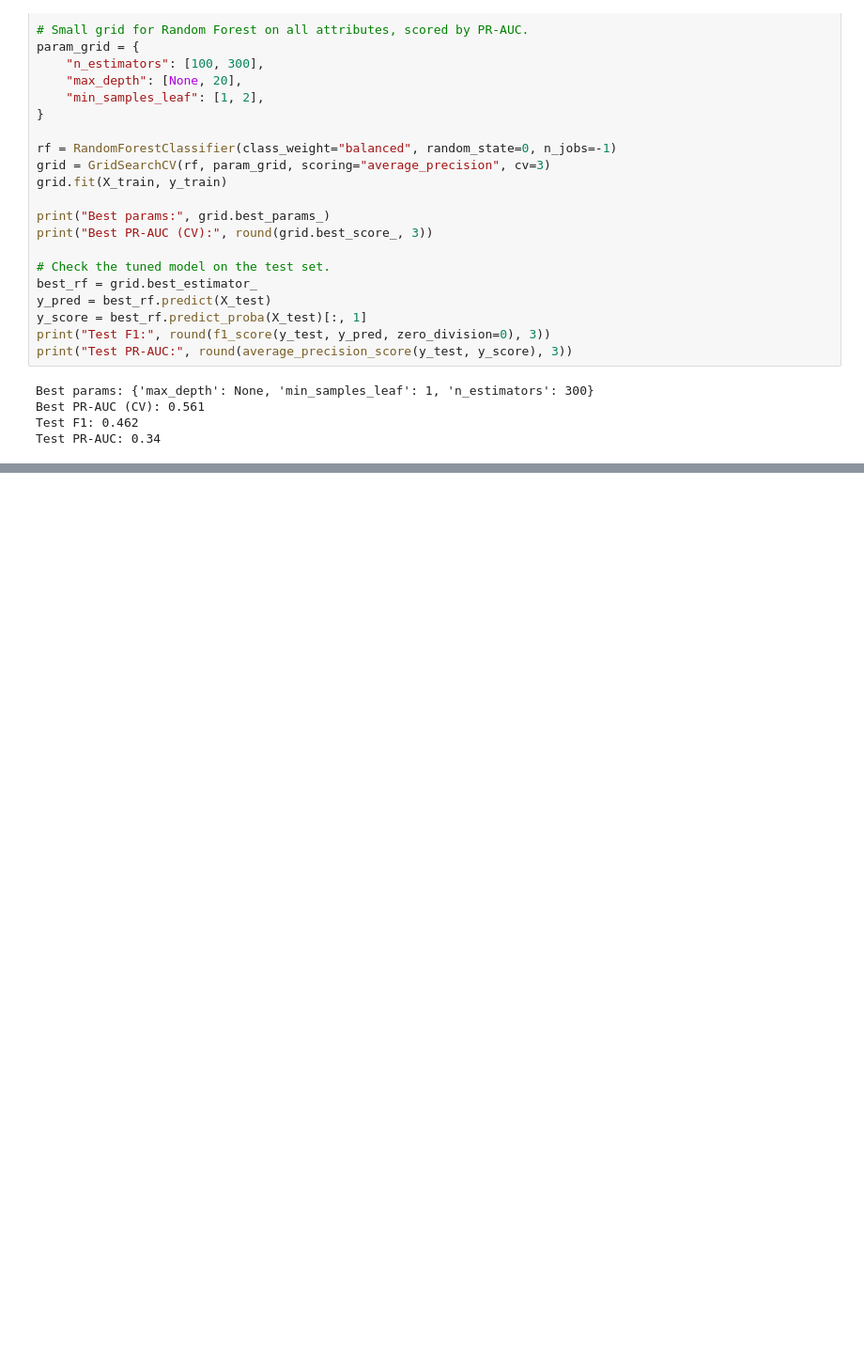
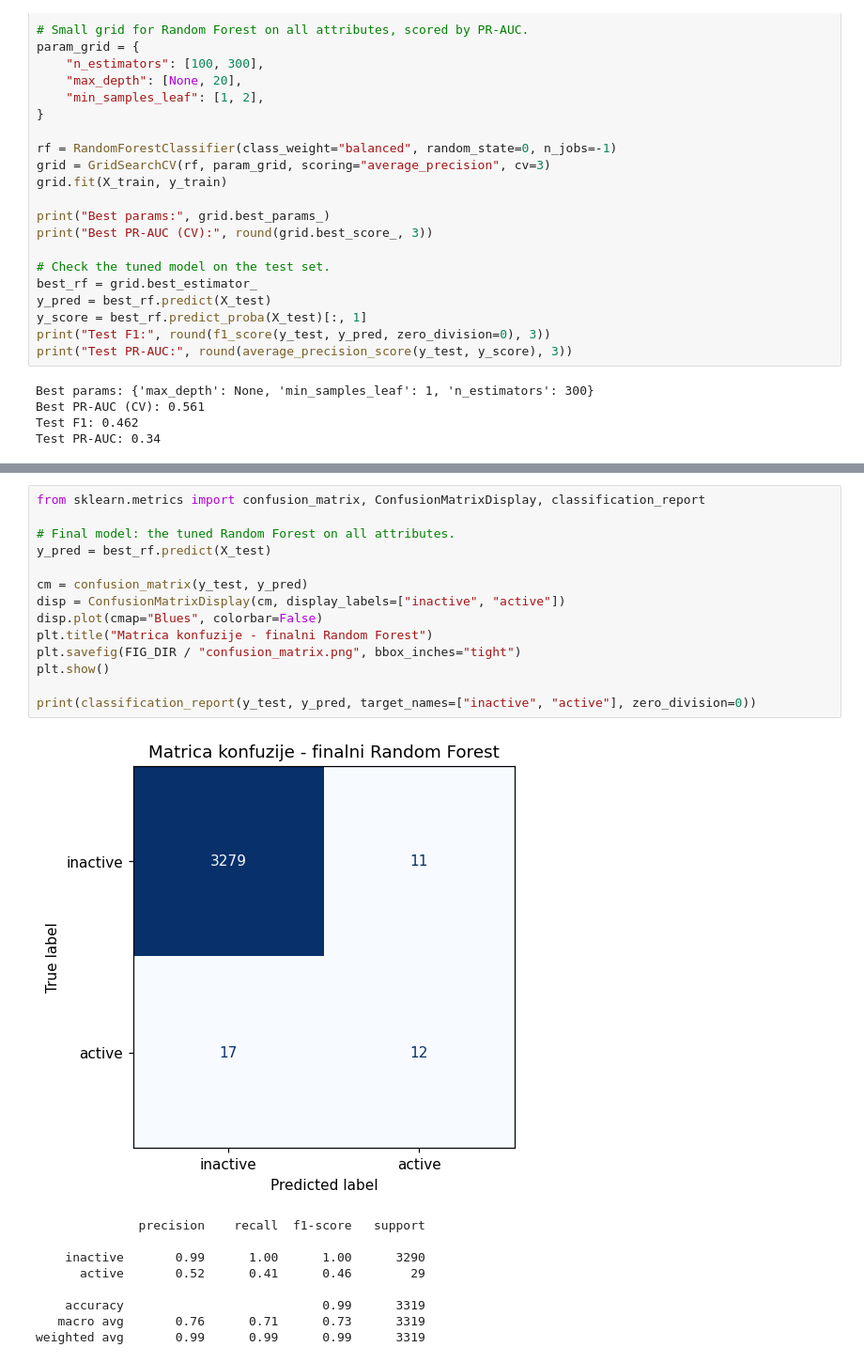
Before and after one commit to uroskovacevic02/p53-mutants, a Jupyter notebook: p53_classification.ipynb, the cells around one changed output, grey strips where cells are left out. Shown at 94% size. Saved outputs shown, nothing was run; the diff lists cells and outputs as text; blank space fills up the shorter version.

```diff
--- a/p53_classification.ipynb
+++ b/p53_classification.ipynb
@@ -649,0 +685,24 @@ Test PR-AUC: 0.34
+# %%
+from sklearn.metrics import confusion_matrix, ConfusionMatrixDisplay, classification_report
+
+# Final model: the tuned Random Forest on all attributes.
+y_pred = best_rf.predict(X_test)
+
+cm = confusion_matrix(y_test, y_pred)
+disp = ConfusionMatrixDisplay(cm, display_labels=["inactive", "active"])
+disp.plot(cmap="Blues", colorbar=False)
+plt.title("Matrica konfuzije - finalni Random Forest")
+plt.savefig(FIG_DIR / "confusion_matrix.png", bbox_inches="tight")
+plt.show()
+
+print(classification_report(y_test, y_pred, target_names=["inactive", "active"], zero_division=0))
+# %% [output]
+[figure, added]
+              precision    recall  f1-score   support
+
+    inactive       0.99      1.00      1.00      3290
+      active       0.52      0.41      0.46        29
+
+    accuracy                           0.99      3319
+   macro avg       0.76      0.71      0.73      3319
+weighted avg       0.99      0.99      0.99      3319
```
Also changed, not shown: parts of 4 cells of this notebook, 3 other files.
